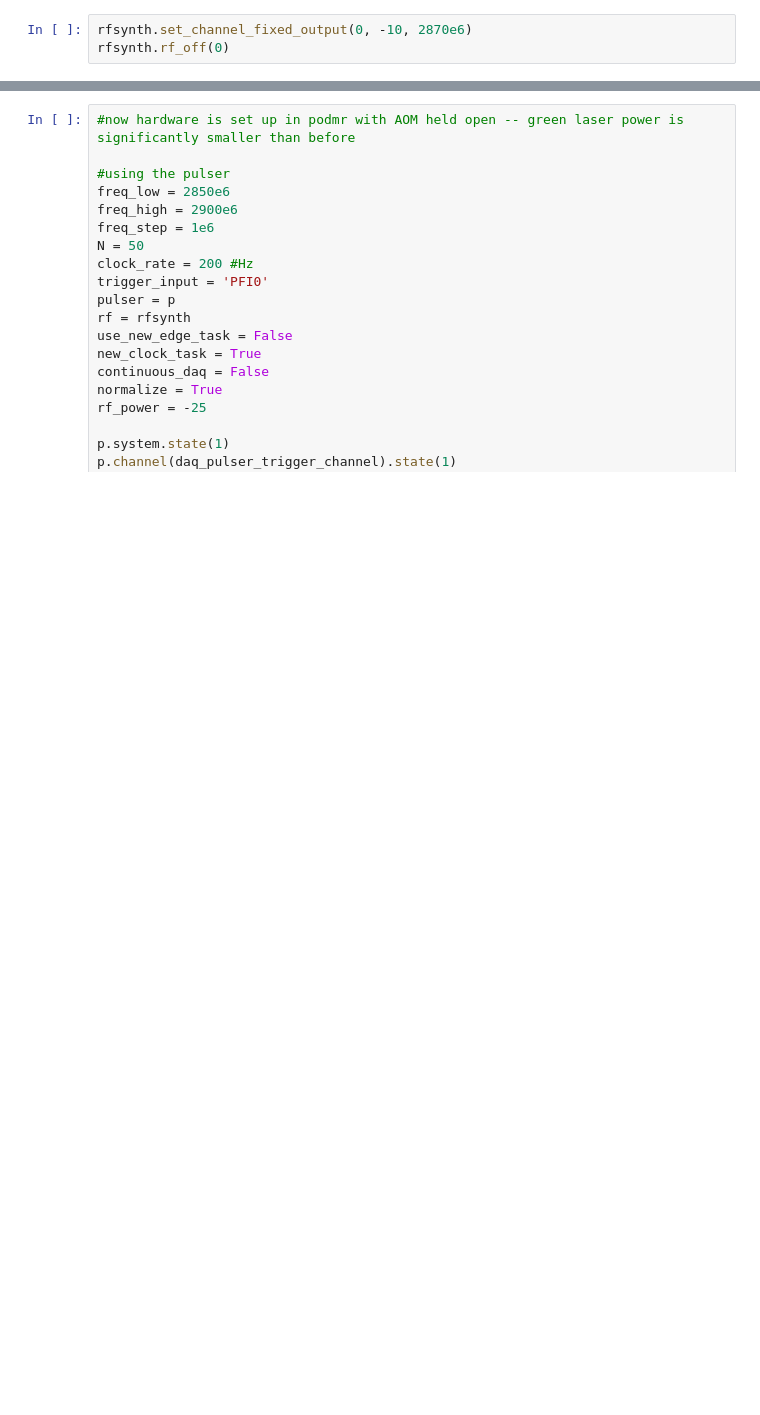
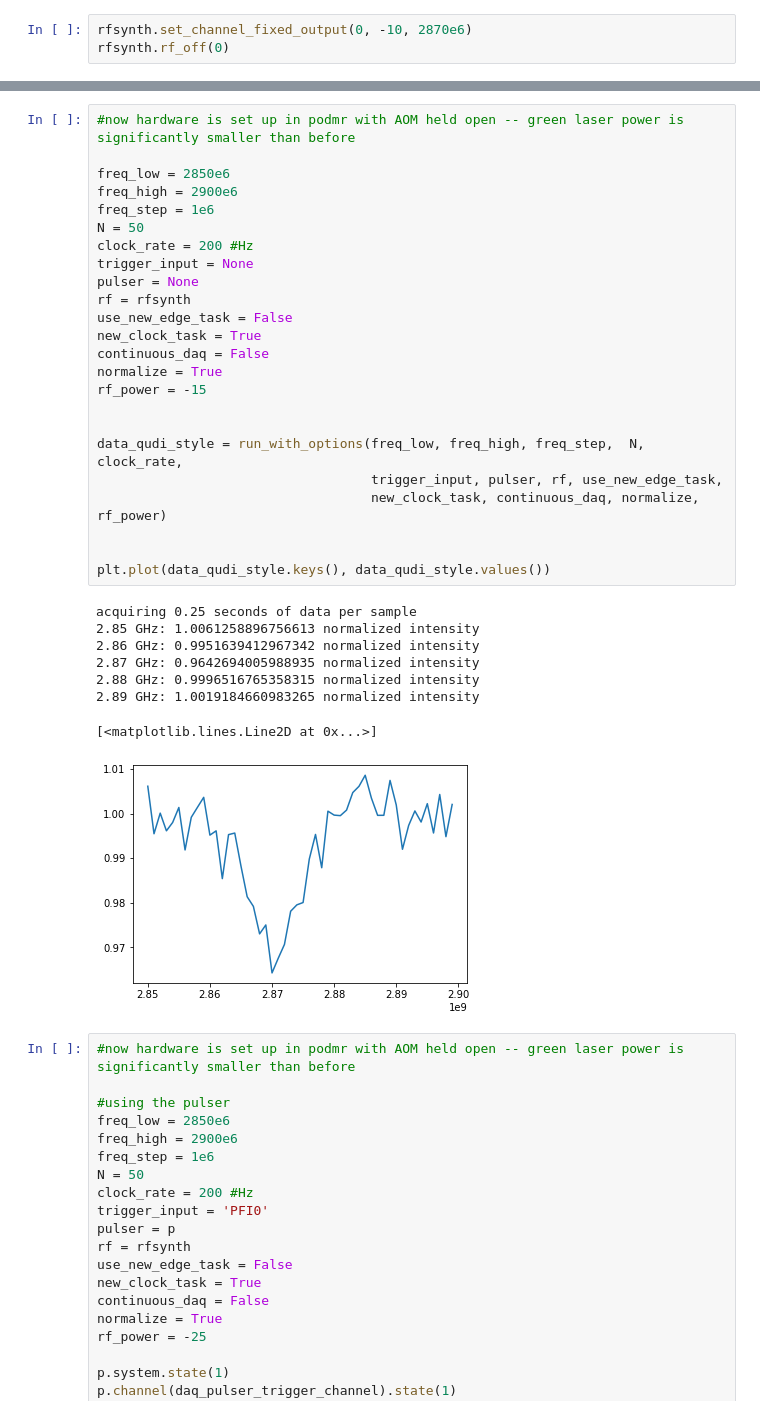
Before and after one commit to gadamc/cwodmr, a Jupyter notebook: cwodmr/my_cwodrm_v4_podmr_setup_test_external_daq_trigger.ipynb, the cells around one changed output, grey strips where cells are left out. Cells and saved outputs as stored; diff of their text form; blank space fills up the shorter version.

```diff
--- a/cwodmr/my_cwodrm_v4_podmr_setup_test_external_daq_trigger.ipynb
+++ b/cwodmr/my_cwodrm_v4_podmr_setup_test_external_daq_trigger.ipynb
@@ -417,3 +426,36 @@ p.channel('D').state(1)
+# %%
+#now hardware is set up in podmr with AOM held open -- green laser power is significantly smaller than before
+
+freq_low = 2850e6
+freq_high = 2900e6
+freq_step = 1e6
+N = 50
+clock_rate = 200 #Hz
+trigger_input = None
+pulser = None
+rf = rfsynth
+use_new_edge_task = False
+new_clock_task = True
+continuous_daq = False
+normalize = True
+rf_power = -15
+
+
+data_qudi_style = run_with_options(freq_low, freq_high, freq_step,  N, clock_rate,
+                                   trigger_input, pulser, rf, use_new_edge_task,
+                                   new_clock_task, continuous_daq, normalize, rf_power)
+
+
+plt.plot(data_qudi_style.keys(), data_qudi_style.values())
+# %% [output]
+acquiring 0.25 seconds of data per sample
+2.85 GHz: 1.0061258896756613 normalized intensity
+2.86 GHz: 0.9951639412967342 normalized intensity
+2.87 GHz: 0.9642694005988935 normalized intensity
+2.88 GHz: 0.9996516765358315 normalized intensity
+2.89 GHz: 1.0019184660983265 normalized intensity
+[<matplotlib.lines.Line2D at 0x...>]
+[figure, added]
 # %%
 #now hardware is set up in podmr with AOM held open -- green laser power is significantly smaller than before
 
```
Also changed, not shown: parts of 9 cells of this notebook, 2 other files.
